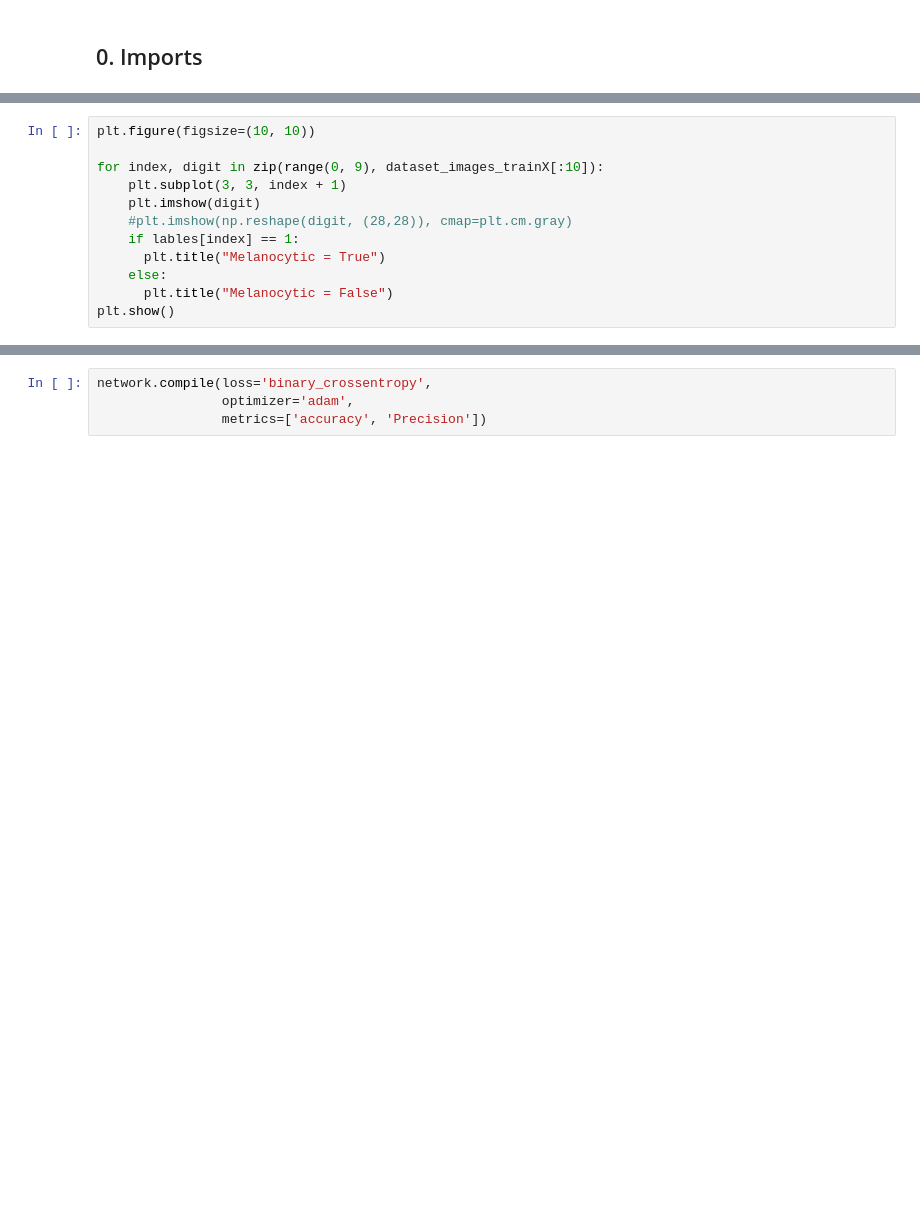
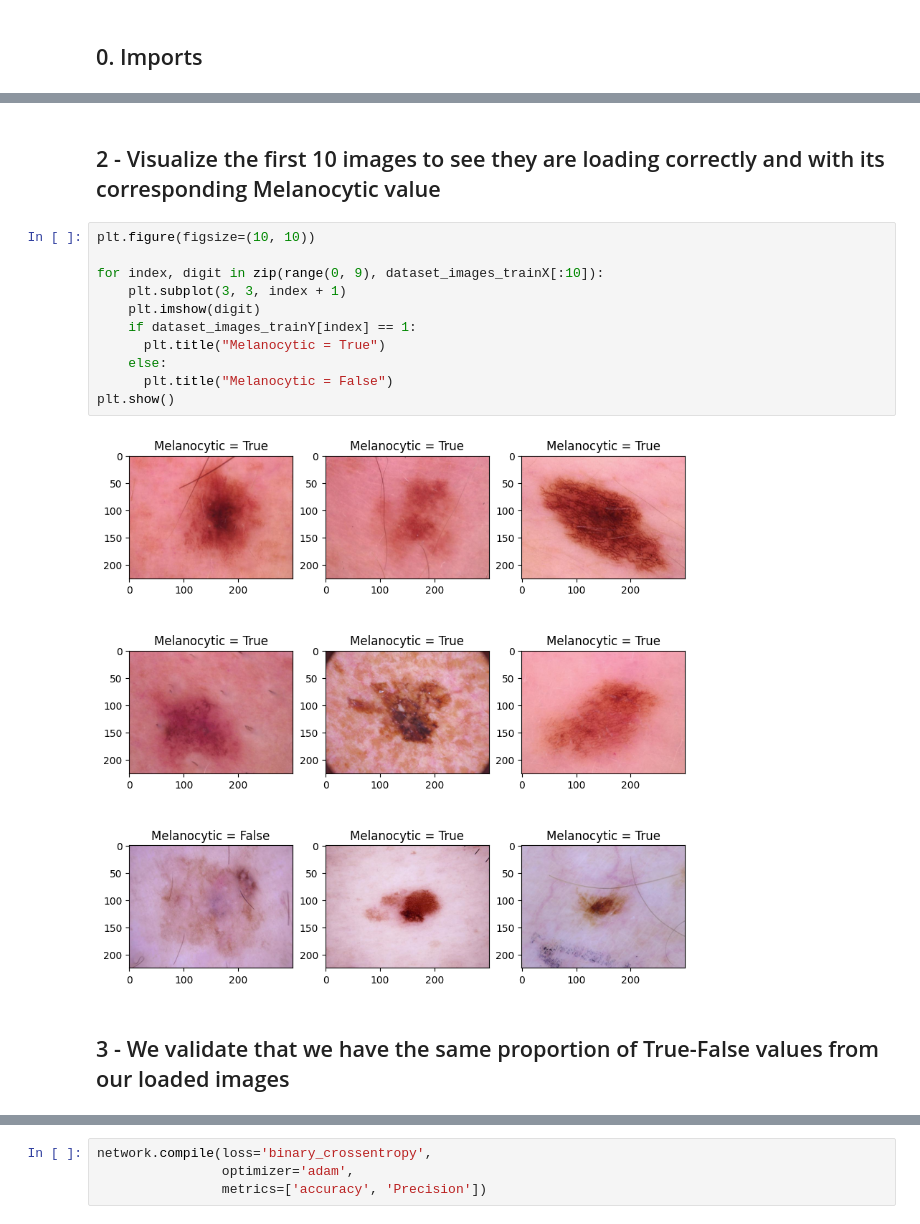
Before and after one commit to AndreyArguedas/DeepLearning, a Jupyter notebook: Documentos de Deep Learning GR 40/TP1/TP1-2.ipynb, the cells around one changed output, grey strips where cells are left out. Cells and saved outputs as stored; diff of their text form; blank space fills up the shorter version.

Commit message:
[MOD] First part completed without keras tuner hyperparams

```diff
--- a/Documentos de Deep Learning GR 40/TP1/TP1-2.ipynb
+++ b/Documentos de Deep Learning GR 40/TP1/TP1-2.ipynb
@@ -113,12 +31,0 @@ print(type(dataset_images_trainY))
-# %%
-plt.figure(figsize=(10, 10))
-
-for index, digit in zip(range(0, 9), dataset_images_trainX[:10]):
-    plt.subplot(3, 3, index + 1)
-    plt.imshow(digit)
-    #plt.imshow(np.reshape(digit, (28,28)), cmap=plt.cm.gray)
-    if lables[index] == 1:
-      plt.title("Melanocytic = True")
-    else:
-      plt.title("Melanocytic = False")
-plt.show()
@@ -285,0 +130,17 @@ Para que la Red Neuronal Artificial funcione adecuadamente va a requerir tres co
+# %% [markdown]
+## 2 - Visualize the first 10 images to see they are loading correctly and with its corresponding Melanocytic value
+# %%
+plt.figure(figsize=(10, 10))
+
+for index, digit in zip(range(0, 9), dataset_images_trainX[:10]):
+    plt.subplot(3, 3, index + 1)
+    plt.imshow(digit)
+    if dataset_images_trainY[index] == 1:
+      plt.title("Melanocytic = True")
+    else:
+      plt.title("Melanocytic = False")
+plt.show()
+# %% [output]
+[figure, added]
+# %% [markdown]
+## 3 - We validate that we have the same proportion of True-False values from our loaded images
```
Also changed, not shown: parts of 60 cells of this notebook, 2 other files.
